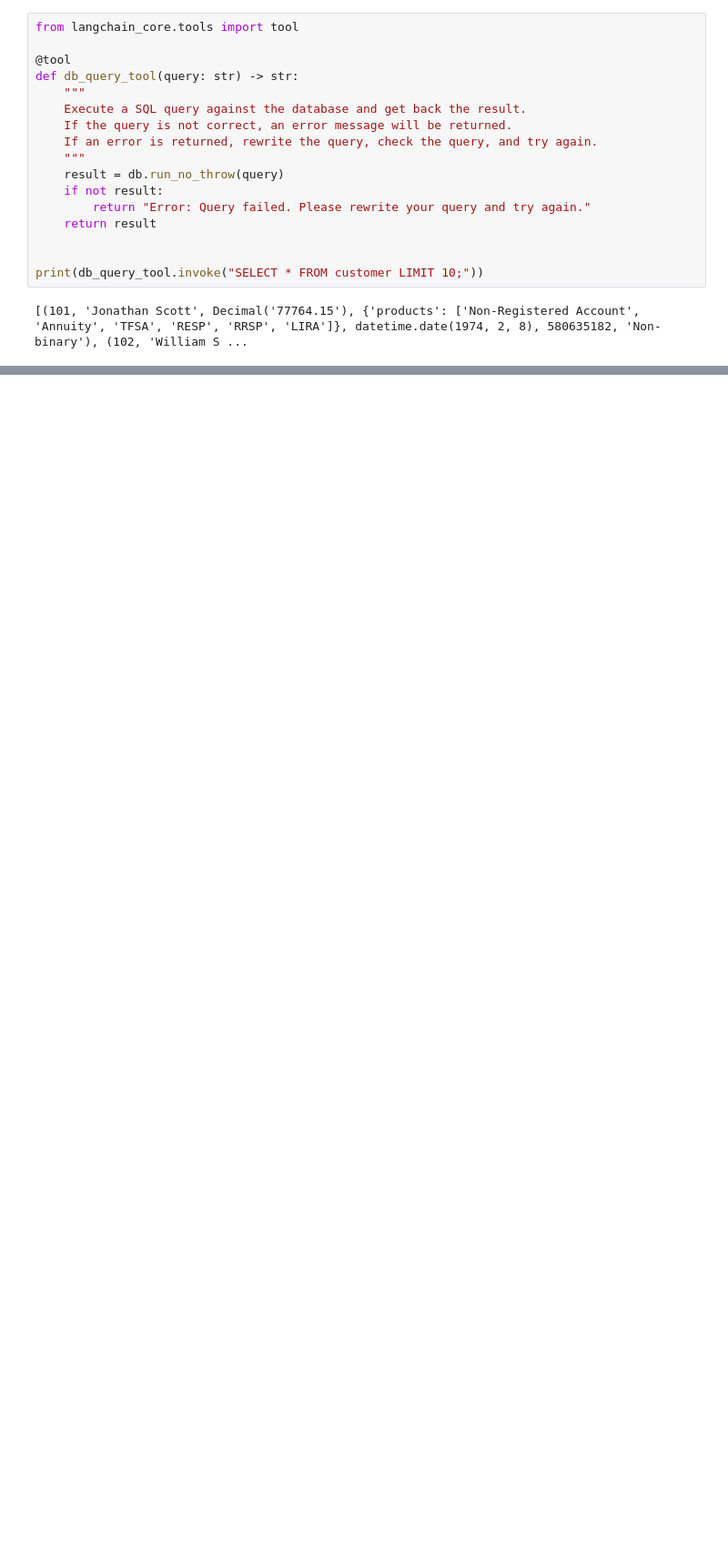
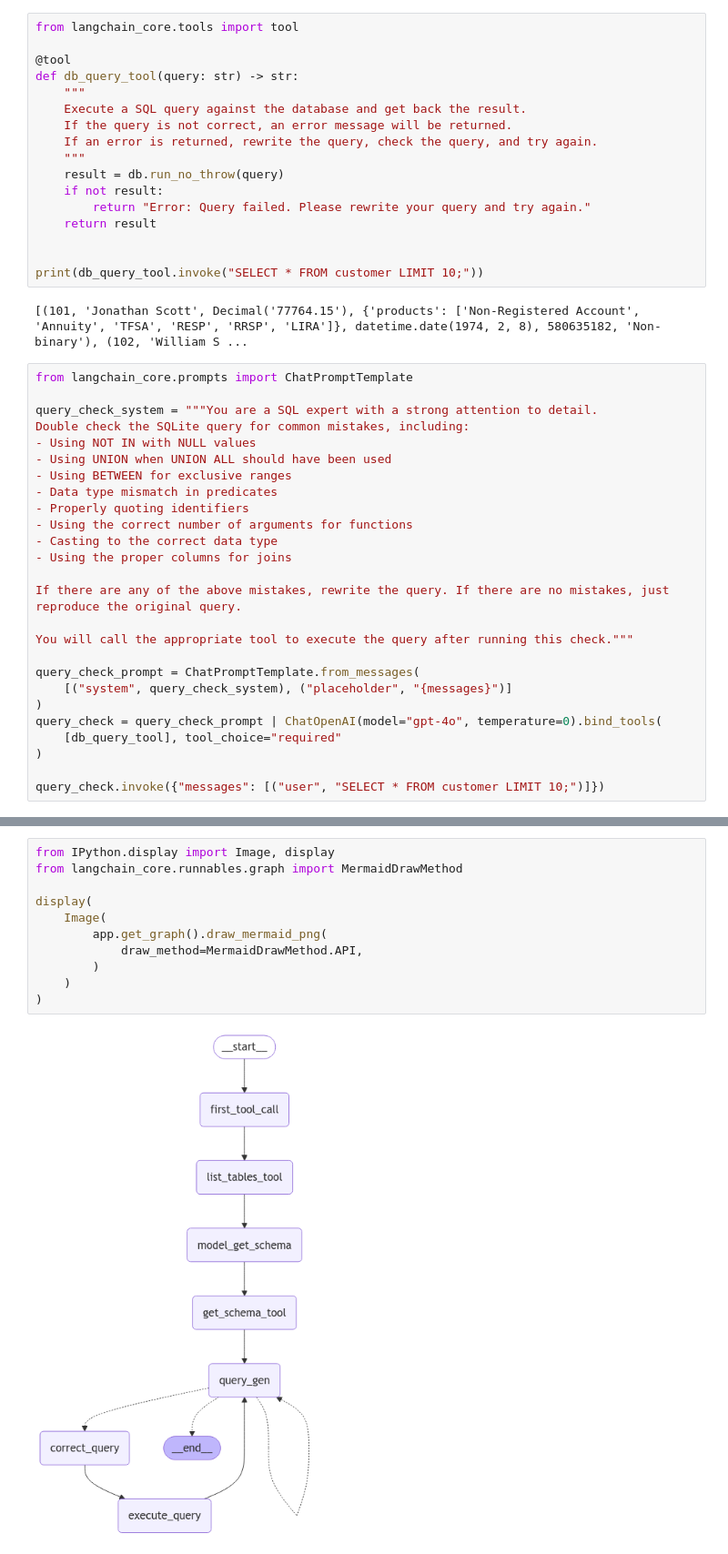
Before and after one commit to sameermohan-git/agentic_rag, a Jupyter notebook: notebook/agentic_rag.ipynb, the cells around one changed output, grey strips where cells are left out. Shown: that part at 91% size. Cells and saved outputs as stored; diff of their text form; blank space fills up the shorter version.

```diff
--- a/notebook/agentic_rag.ipynb
+++ b/notebook/agentic_rag.ipynb
@@ -218,3 +215,29 @@ def db_query_tool(query: str) -> str:
 print(db_query_tool.invoke("SELECT * FROM customer LIMIT 10;"))
 # %% [output]
 [(101, 'Jonathan Scott', Decimal('77764.15'), {'products': ['Non-Registered Account', 'Annuity', 'TFSA', 'RESP', 'RRSP', 'LIRA']}, datetime.date(1974, 2, 8), 580635182, 'Non-binary'), (102, 'William S ...
+# %%
+from langchain_core.prompts import ChatPromptTemplate
+
+query_check_system = """You are a SQL expert with a strong attention to detail.
+Double check the SQLite query for common mistakes, including:
+- Using NOT IN with NULL values
+- Using UNION when UNION ALL should have been used
+- Using BETWEEN for exclusive ranges
+- Data type mismatch in predicates
+- Properly quoting identifiers
+- Using the correct number of arguments for functions
+- Casting to the correct data type
+- Using the proper columns for joins
+
+If there are any of the above mistakes, rewrite the query. If there are no mistakes, just reproduce the original query.
+
+You will call the appropriate tool to execute the query after running this check."""
+
+query_check_prompt = ChatPromptTemplate.from_messages(
+    [("system", query_check_system), ("placeholder", "{messages}")]
+)
+query_check = query_check_prompt | ChatOpenAI(model="gpt-4o", temperature=0).bind_tools(
+    [db_query_tool], tool_choice="required"
+)
+
+query_check.invoke({"messages": [("user", "SELECT * FROM customer LIMIT 10;")]})
@@ -220,0 +407,13 @@ print(db_query_tool.invoke("SELECT * FROM customer LIMIT 10;"))
+# %%
+from IPython.display import Image, display
+from langchain_core.runnables.graph import MermaidDrawMethod
+
+display(
+    Image(
+        app.get_graph().draw_mermaid_png(
+            draw_method=MermaidDrawMethod.API,
+        )
+    )
+)
+# %% [output]
+[figure, added]
```
Also changed, not shown: parts of 5 cells of this notebook, 4 other files.
